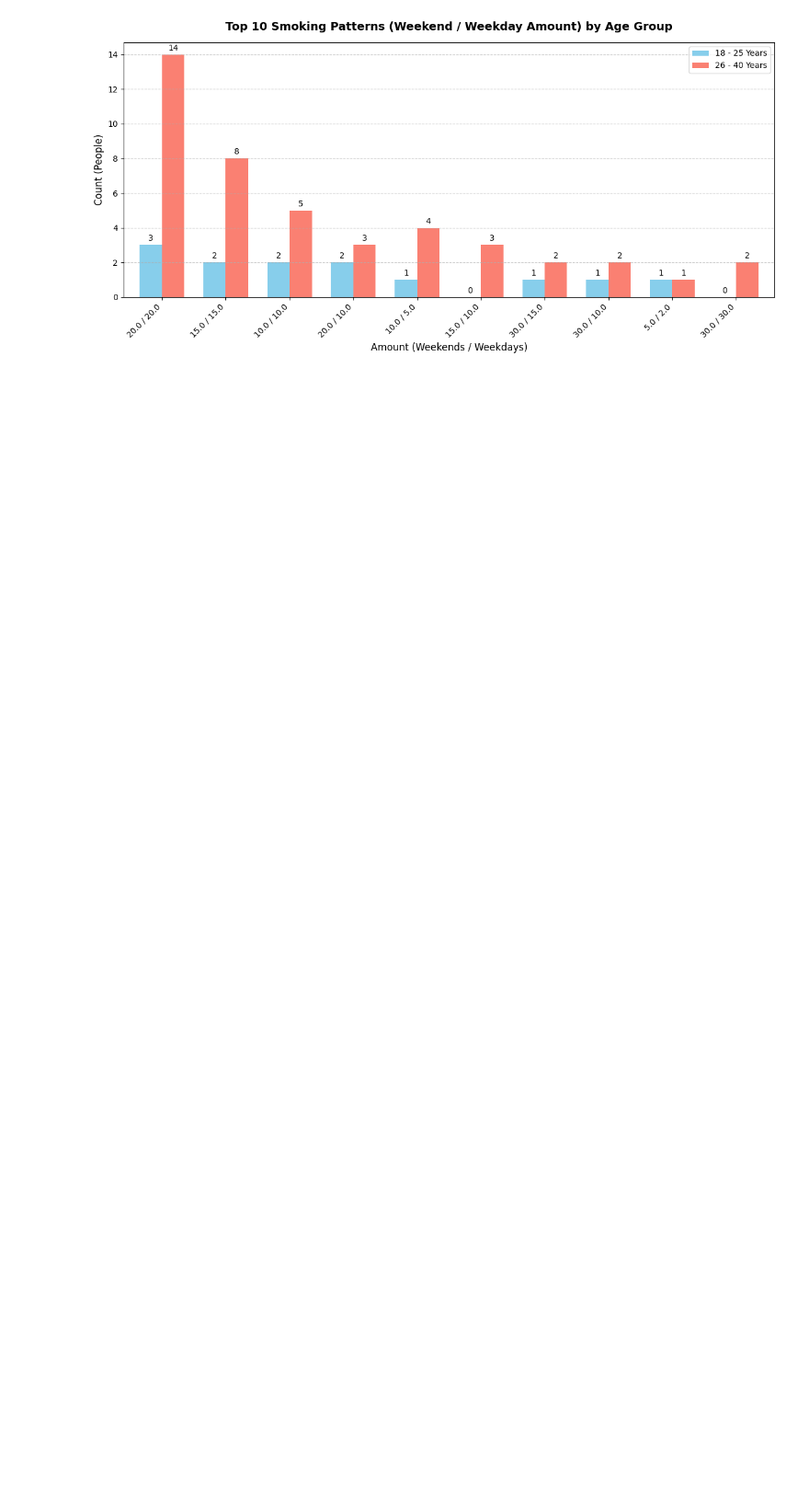
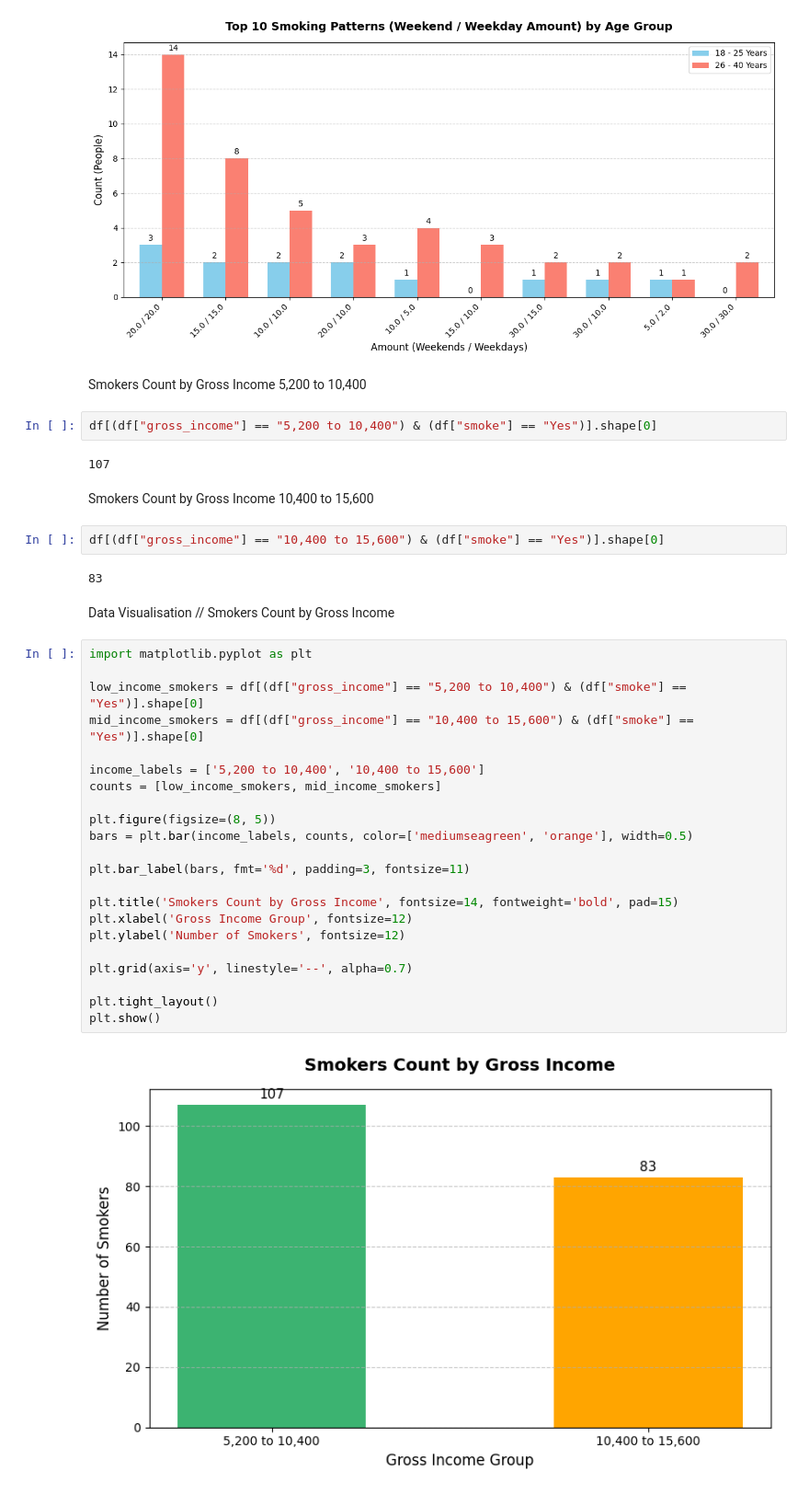
Before and after one commit to AlexanderSatryo135/English-Smokers---Data-Analysis, a Jupyter notebook: main.ipynb, the cells around one changed output. Shown at 92% size. Saved outputs shown, nothing was run; the diff lists cells and outputs as text; blank space fills up the shorter version.

```diff
--- a/main.ipynb
+++ b/main.ipynb
@@ -429,3 +429,41 @@ plt.tight_layout()
 plt.show()
 # %% [output]
 [figure]
+# %% [markdown]
+Smokers Count by Gross Income 5,200 to 10,400
+# %%
+df[(df["gross_income"] == "5,200 to 10,400") & (df["smoke"] == "Yes")].shape[0]
+# %% [output]
+107
+# %% [markdown]
+Smokers Count by Gross Income 10,400 to 15,600
+# %%
+df[(df["gross_income"] == "10,400 to 15,600") & (df["smoke"] == "Yes")].shape[0]
+# %% [output]
+83
+# %% [markdown]
+Data Visualisation // Smokers Count by Gross Income
+# %%
+import matplotlib.pyplot as plt
+
+low_income_smokers = df[(df["gross_income"] == "5,200 to 10,400") & (df["smoke"] == "Yes")].shape[0]
+mid_income_smokers = df[(df["gross_income"] == "10,400 to 15,600") & (df["smoke"] == "Yes")].shape[0]
+
+income_labels = ['5,200 to 10,400', '10,400 to 15,600']
+counts = [low_income_smokers, mid_income_smokers]
+
+plt.figure(figsize=(8, 5))
+bars = plt.bar(income_labels, counts, color=['mediumseagreen', 'orange'], width=0.5)
+
+plt.bar_label(bars, fmt='%d', padding=3, fontsize=11)
+
+plt.title('Smokers Count by Gross Income', fontsize=14, fontweight='bold', pad=15)
+plt.xlabel('Gross Income Group', fontsize=12)
+plt.ylabel('Number of Smokers', fontsize=12)
+
+plt.grid(axis='y', linestyle='--', alpha=0.7)
+
+plt.tight_layout()
+plt.show()
+# %% [output]
+[figure, added]
```
Also changed, not shown: parts of 1 cell of this notebook, 1 other file.
